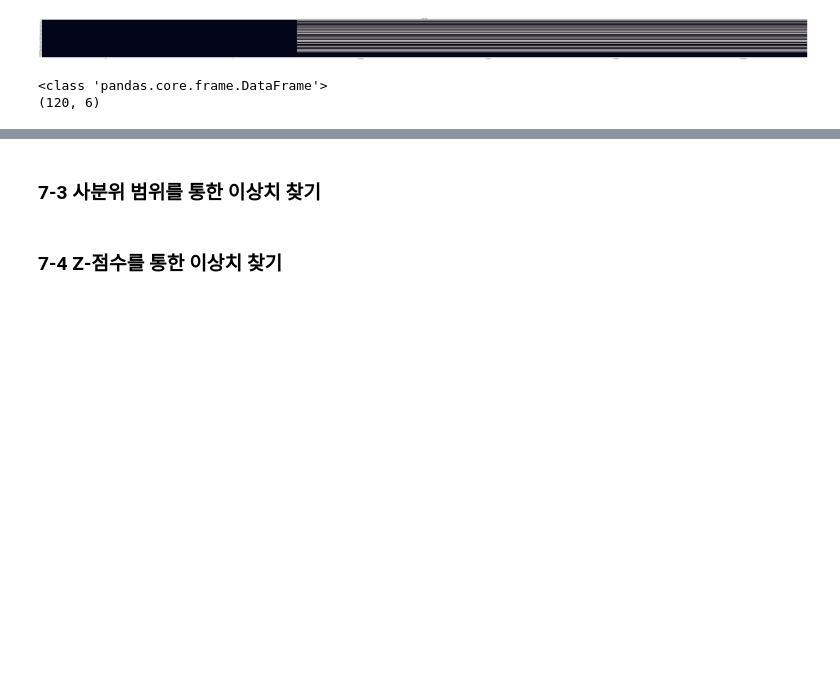
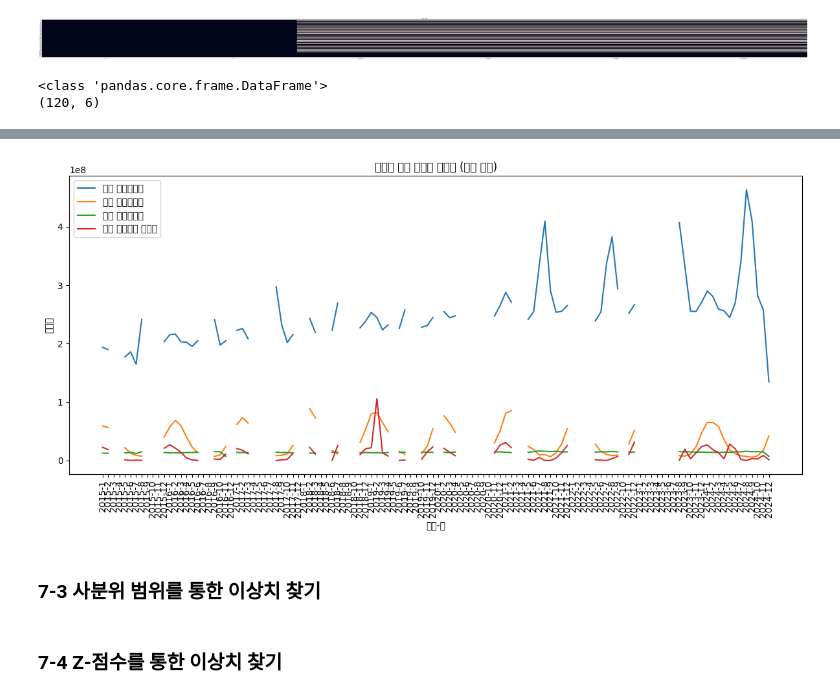
Before and after one commit to Jameslee501/Data-Analysis-with-Open-Source, a Jupyter notebook: 오픈소스_데이터_분석_7강.ipynb, the cells around one changed output, grey strips where cells are left out. Drawn from its saved outputs; the diff is of its cells as text; code cells hidden in the pictures; blank space fills up the shorter version.

```diff
--- a/오픈소스_데이터_분석_7강.ipynb
+++ b/오픈소스_데이터_분석_7강.ipynb
@@ -158,3 +158,27 @@ print(df.shape)
 # %% [output]
 <class 'pandas.core.frame.DataFrame'>
 (120, 6)
+# %%
+import pandas as pd
+import matplotlib.pyplot as plt
+
+# JSON 파일 읽기
+df = pd.read_json("targetdata.json", lines=True, encoding="utf-8")
+
+# 숫자형 변환
+cols = ["현년 전기사용량", "현년 가스사용량", "현년 수도사용량", "현년 지역난방 사용량"]
+df[cols] = df[cols].apply(pd.to_numeric, errors="coerce")
+
+# 선 그래프 시각화
+plt.figure(figsize=(12, 6))
+for col in cols:
+    plt.plot(df["연도"].astype(str) + "-" + df["월"].astype(str), df[col], label=col)
+
+plt.xticks(rotation=90)
+plt.title("연도별 월별 에너지 사용량 (결측 포함)")
+plt.xlabel("연도-월")
+plt.ylabel("사용량")
+plt.legend()
+plt.tight_layout()
+plt.show()
+# %% [output]
@@ -161,3 +202,4 @@ print(df.shape)
+[figure, added]
 # %% [markdown]
 ### 7-3 사분위 범위를 통한 이상치 찾기
 # %%
```
Also changed, not shown: parts of 1 cell of this notebook.
